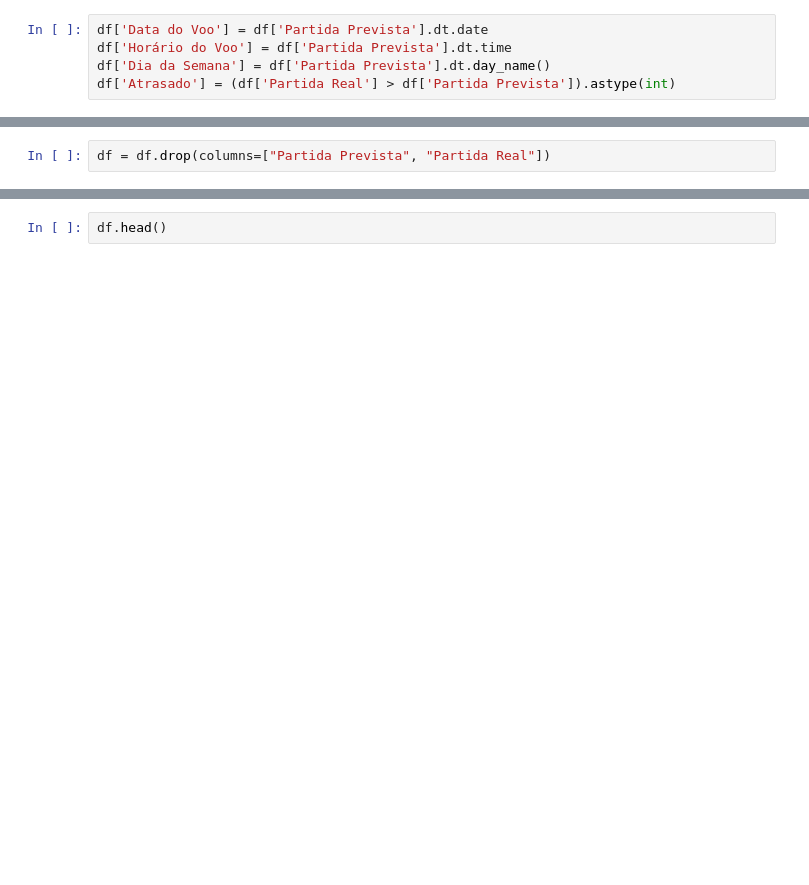
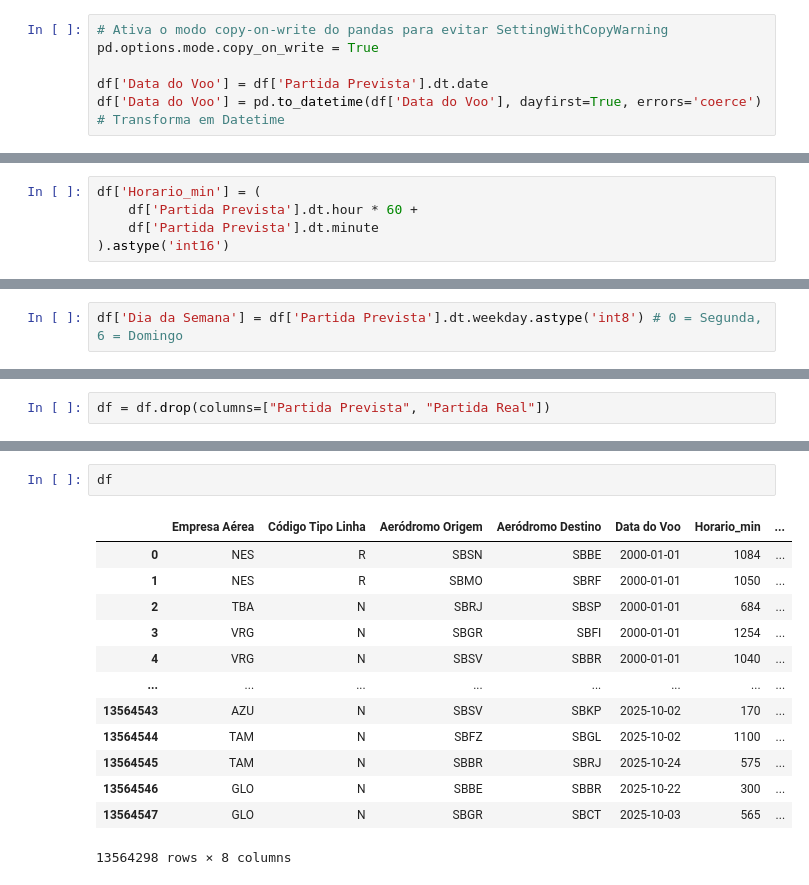
Before and after one commit to RavyBomfim/FlightOnTime-DataScience, a Jupyter notebook: main.ipynb, the cells around one changed output, grey strips where cells are left out. Cells and saved outputs as stored; diff of their text form; blank space fills up the shorter version.

```diff
--- a/main.ipynb
+++ b/main.ipynb
@@ -288,5 +319,6 @@ np.int64(0)
 # %%
+# Ativa o modo copy-on-write do pandas para evitar SettingWithCopyWarning
+pd.options.mode.copy_on_write = True
+
 df['Data do Voo'] = df['Partida Prevista'].dt.date
-df['Horário do Voo'] = df['Partida Prevista'].dt.time
-df['Dia da Semana'] = df['Partida Prevista'].dt.day_name()
-df['Atrasado'] = (df['Partida Real'] > df['Partida Prevista']).astype(int)
+df['Data do Voo'] = pd.to_datetime(df['Data do Voo'], dayfirst=True, errors='coerce') # Transforma em Datetime
@@ -292,0 +327,5 @@ df['Atrasado'] = (df['Partida Real'] > df['Partida Prevista']).astype(int)
+# %%
+df['Horario_min'] = (
+    df['Partida Prevista'].dt.hour * 60 +
+    df['Partida Prevista'].dt.minute
+).astype('int16')
@@ -292,0 +334,2 @@ df['Atrasado'] = (df['Partida Real'] > df['Partida Prevista']).astype(int)
+# %%
+df['Dia da Semana'] = df['Partida Prevista'].dt.weekday.astype('int8') # 0 = Segunda, 6 = Domingo
@@ -297,2 +364,16 @@ df.columns
 # %%
-df.head()
+df
+# %% [output]
+|  | Empresa Aérea | Código Tipo Linha | Aeródromo Origem | Aeródromo Destino | Data do Voo | Horario_min | ... |
+| 0 | NES | R | SBSN | SBBE | 2000-01-01 | 1084 | ... |
+| 1 | NES | R | SBMO | SBRF | 2000-01-01 | 1050 | ... |
+| 2 | TBA | N | SBRJ | SBSP | 2000-01-01 | 684 | ... |
+| 3 | VRG | N | SBGR | SBFI | 2000-01-01 | 1254 | ... |
+| 4 | VRG | N | SBSV | SBBR | 2000-01-01 | 1040 | ... |
+| ... | ... | ... | ... | ... | ... | ... | ... |
+| 13564543 | AZU | N | SBSV | SBKP | 2025-10-02 | 170 | ... |
+| 13564544 | TAM | N | SBFZ | SBGL | 2025-10-02 | 1100 | ... |
+| 13564545 | TAM | N | SBBR | SBRJ | 2025-10-24 | 575 | ... |
+| 13564546 | GLO | N | SBBE | SBBR | 2025-10-22 | 300 | ... |
+| 13564547 | GLO | N | SBGR | SBCT | 2025-10-03 | 565 | ... |
+13564298 rows × 8 columns
```
Also changed, not shown: parts of 28 cells of this notebook.
